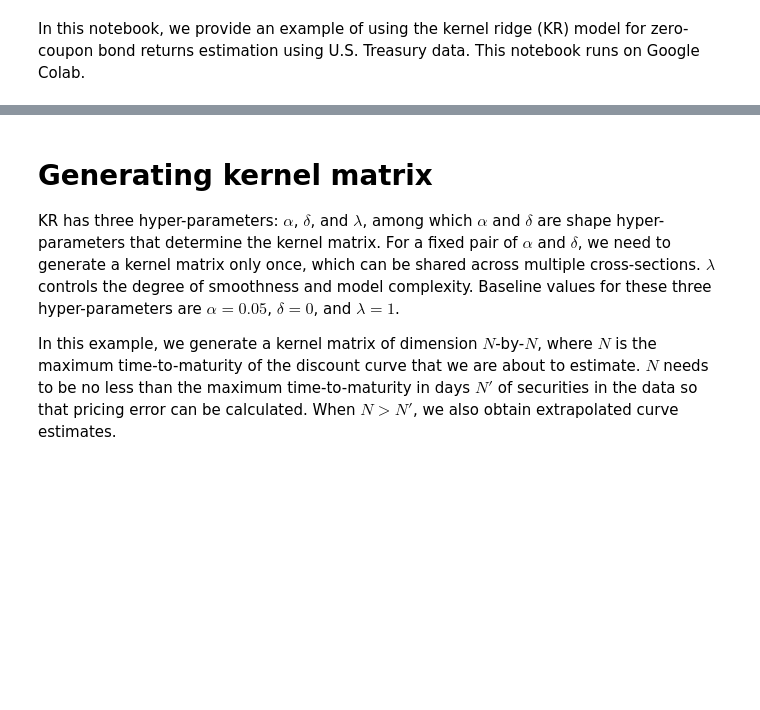
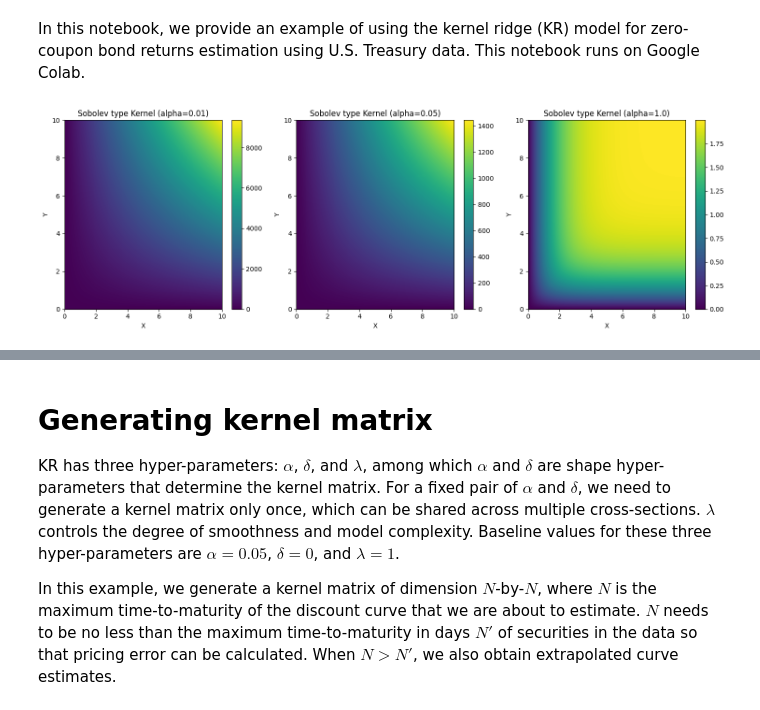
Before and after one commit to ZetongLiu/Alternative_KR_return, a Jupyter notebook: KR_return_example.ipynb, the cells around one changed output, grey strips where cells are left out. Drawn from its saved outputs; the diff is of its cells as text; code cells hidden in the pictures; blank space fills up the shorter version.

```diff
--- a/KR_return_example.ipynb
+++ b/KR_return_example.ipynb
@@ -20,2 +20,49 @@ import pickle
 from source import models
 from source import kernel
+# %%
+import numpy as np
+import matplotlib.pyplot as plt
+from mpl_toolkits.mplot3d import Axes3D
+
+def gaussian_kernel(x, y, sigma):
+    return np.exp(-(x-y)**2 / (2 * sigma**2))
+
+def sobolev_kernel_delta0(x,y,alpha):
+    min_xy=np.minimum(x,y)
+    max_xy=np.maximum(x,y)
+    return -min_xy/alpha**2*np.exp(-alpha*min_xy)+\
+                2/alpha**3*(1-np.exp(-alpha*min_xy))-\
+                min_xy/alpha**2*np.exp(-alpha*max_xy)
+
+# Define grid
+x = np.linspace(0, 10, 365)
+y = np.linspace(0, 10, 365)
+X, Y = np.meshgrid(x, y)
+
+# Define sigma values
+alphas = [0.01, 0.05, 1.0]
+
+# Plot Gaussian kernels
+fig = plt.figure(figsize=(15, 5))
+# for i, alpha in enumerate(alphas, start=1):
+#     Z = sobolev_kernel_delta0(X, Y, alpha)
+#     ax = fig.add_subplot(1, 3, i, projection='3d')
+#     ax.plot_surface(X, Y, Z, cmap='viridis')
+#     ax.set_title(f'Sobolev type Kernel (alpha={alpha})')
+#     ax.set_xlabel('X')
+#     ax.set_ylabel('Y')
+#     ax.set_zlabel('Kernel Value')
+
+for i, alpha in enumerate(alphas, start=1):
+    Z = sobolev_kernel_delta0(X, Y, alpha)
+    ax = fig.add_subplot(1, 3, i)
+    c = ax.imshow(Z, extent=(0, 10, 0, 10), origin='lower', cmap='viridis', aspect='auto')
+    ax.set_title(f'Sobolev type Kernel (alpha={alpha})')
+    ax.set_xlabel('X')
+    ax.set_ylabel('Y')
+    fig.colorbar(c, ax=ax)
+
+plt.tight_layout()
+plt.show()
+# %% [output]
+[figure, added]
```
Also changed, not shown: parts of 16 cells of this notebook, 5 other files.
